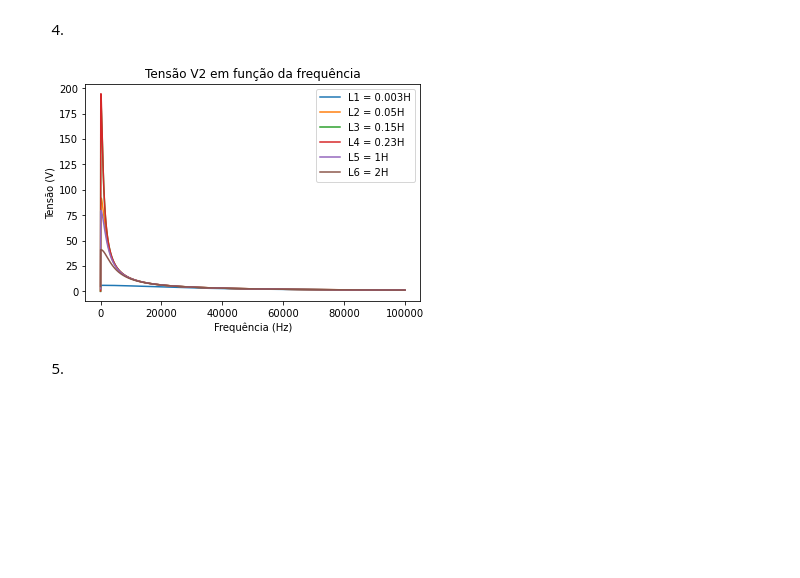
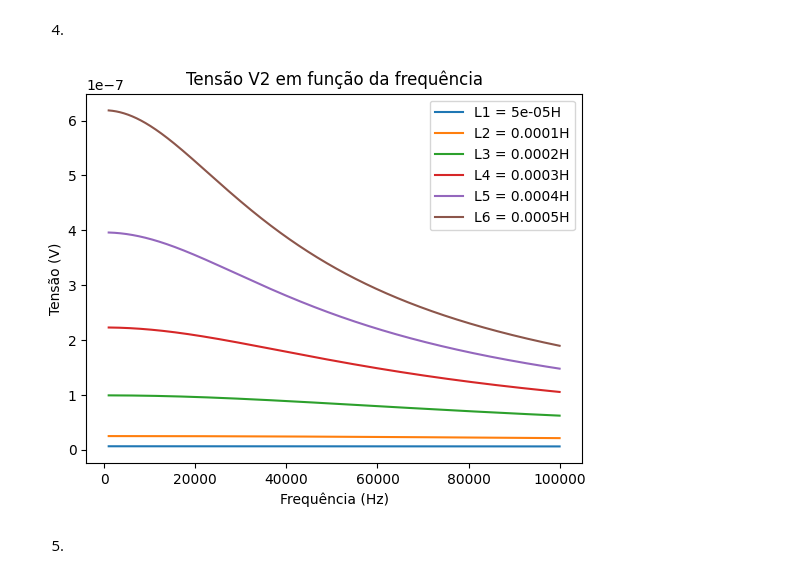
Before and after one commit to MatheusCastellucci/Projeto-Mamag, a Jupyter notebook: projeto.ipynb, the cells around one changed output. Cells and saved outputs as stored; diff of their text form; code cells hidden in the pictures; blank space fills up the shorter version.

```diff
--- a/projeto.ipynb
+++ b/projeto.ipynb
@@ -25,8 +25,8 @@ L1 = 50e-3
 L2 = L1
 
 #resistências
-R1 = 6
-R2 = 3
+R1 =R2 = 0.5
+#R2 = 1
 Rc = 400
 
 #frequência
@@ -40,16 +40,18 @@ fr=1/(2*pi*sqrt(L1*C1))
 print(fr)
 
 #tensão da fonte (pico)
-Ufonte = 50
-k = 0.5
+Ufonte = 5
+k = 0.1
 M = k * sqrt(L1*L2)
 # %% [output]
 (22507.90790392765+0j)
 # %%
 def CalcularTransformador(Uf, Rc, f):
+
     w = 2*pi*f
     XL1=1j*w*L1
     XL2=1j*w*L2
+    M=k*sqrt(L1*L2)
     XM=1j*w*M
     XC1=1/(1j*w*C1)
     XC2=1/(1j*w*C2)
@@ -59,6 +61,23 @@ def CalcularTransformador(Uf, Rc, f):
     i=np.dot(linalg.inv(Z),V)
     V2=i[1]*paralelo
     return i[0], i[1], V2
+# %%
+def CalcularTransformador5(Uf, Rc, f):
+
+    C1 = C2 = ((1/(2*pi*fr))**2)/L1
+    w = 2*pi*f
+    XL1=1j*w*L1
+    XL2=1j*w*L2
+    M=k*sqrt(L1*L2)
+    XM=1j*w*M
+    XC1=1/(1j*w*C1)
+    XC2=1/(1j*w*C2)
+    paralelo = (XC2*Rc)/(XC2+Rc)
+    Z=np.array([[R1+XL1+XC1, -XM],[-XM, XL2+R2+paralelo]])
+    V=np.array([Uf,0])
+    i=np.dot(linalg.inv(Z),V)
+    V2=i[1]*paralelo
+    return i[0], i[1], V2
 # %% [markdown]
 3)
 # %%
@@ -82,27 +101,25 @@ plt.show()
 # %% [markdown]
 4)
 # %%
-listal1 = [3e-3, 50e-3, 150e-3, 230e-3, 1, 2]
+listal1 = [50e-6, 100e-6, 200e-6, 300e-6, 400e-6, 500e-6]
 listaLS = ["L1", "L2", "L3", "L4", "L5", "L6"]
-listafr = np.arange(1, 100000, 10)
+listafr = np.arange(1000, 100000, 10)
 
 for L1 in listal1:
     listav2 = []
     L2 = L1
     for fr in listafr:
-        C1 = ((1/(2*pi*fr))**2)/L1
-        C2 = C1
-        i1, i2, v2= CalcularTransformador(Ufonte, Rc, fr)
+        i1, i2, v2= CalcularTransformador5(Ufonte, Rc, fr)
         listav2.append(abs(v2))
     l_atual = listaLS[listal1.index(L1)]
     plt.plot(listafr, listav2, label=f"{l_atual} = " + str(L1) + "H")
 plt.xlabel("Frequência (Hz)")
 plt.ylabel("Tensão (V)")
 plt.title("Tensão V2 em função da frequência")
 plt.legend()
 plt.show()
 # %% [output]
-[figure, old version]
+[figure, new version]
 # %% [markdown]
 5.
 # %%
```
Also changed, not shown: parts of 4 cells of this notebook.
